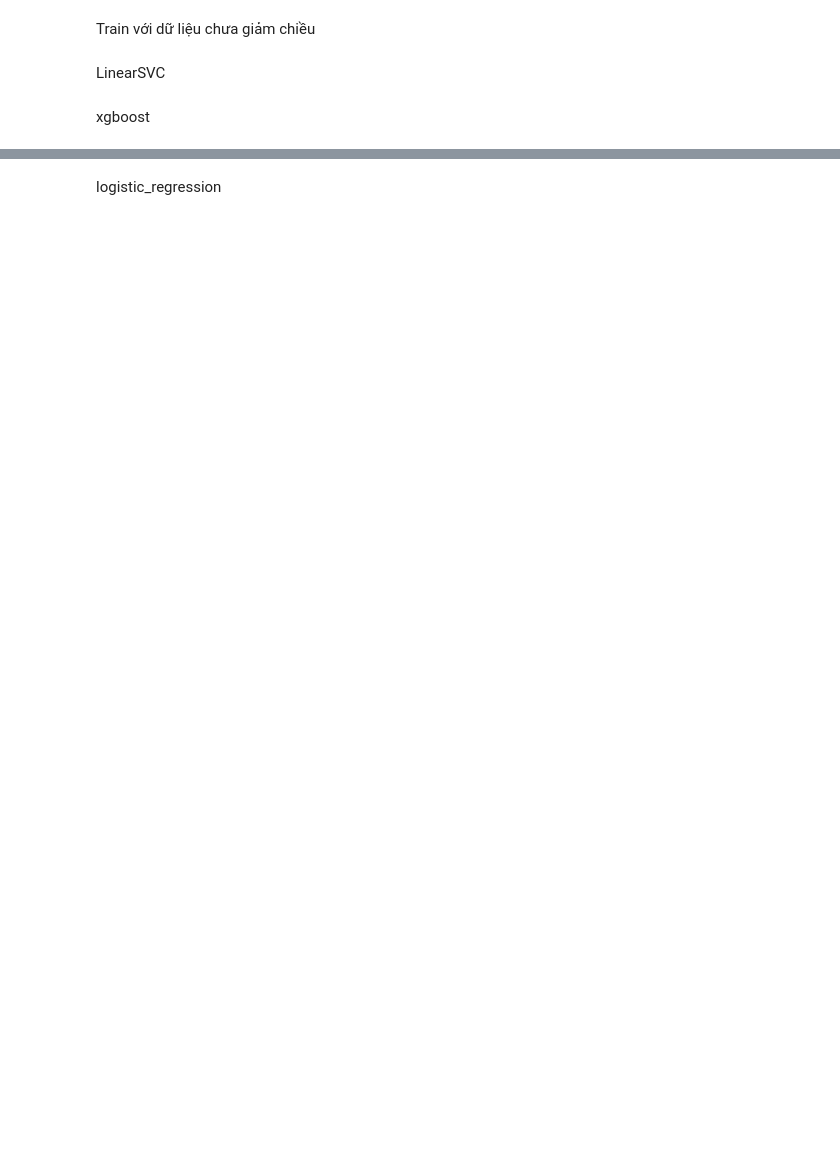
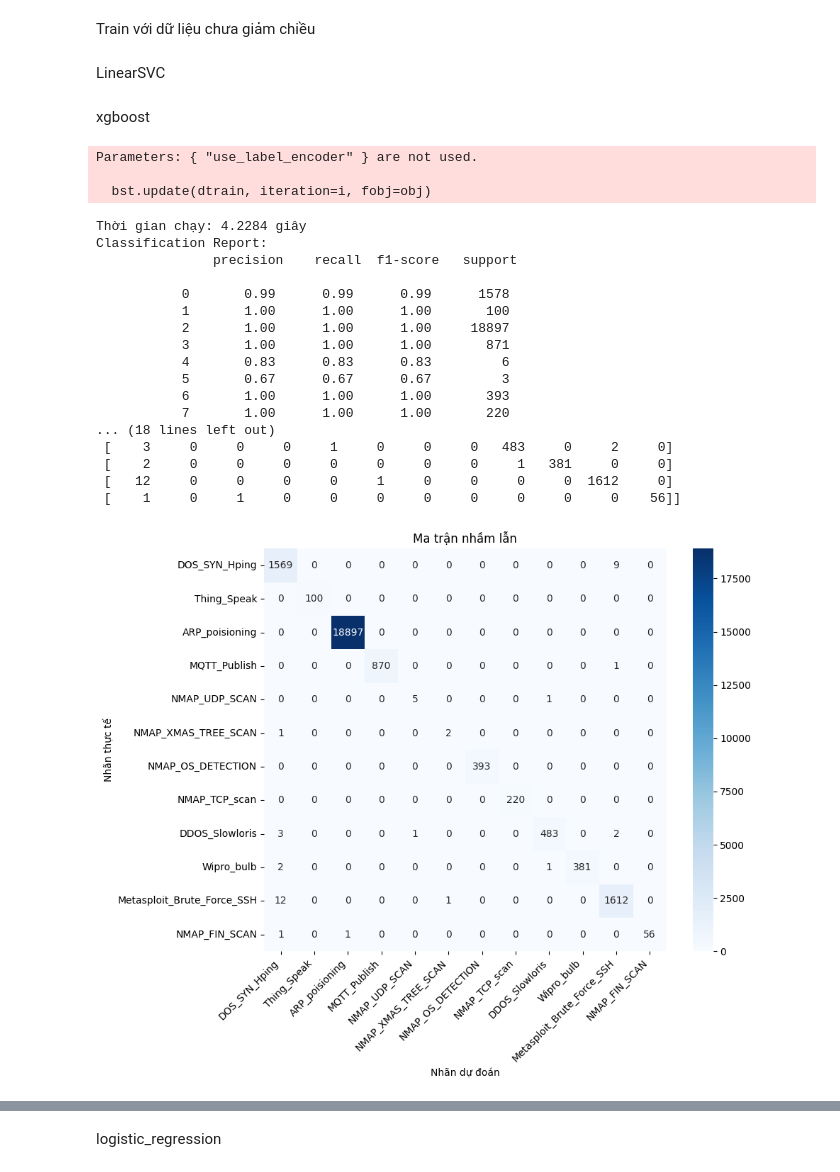
Before and after one commit to quixinh/ppnckh, a Jupyter notebook: main.ipynb, the cells around one changed output, grey strips where cells are left out. Cells and saved outputs as stored; diff of their text form; code cells hidden in the pictures; blank space fills up the shorter version.

```diff
--- a/main.ipynb
+++ b/main.ipynb
@@ -62,7 +88,44 @@ xgboost
 # %%
 model_xgboost = model.model_xgboost(X_train_sm, y_train_sm,12)
 y_pred = model_xgboost.predict(X_test_sm)
 utils.report(y_test_sm, y_pred)
+attack_labels = [
+    "DOS_SYN_Hping",
+    "Thing_Speak",
+    "ARP_poisioning",
+    "MQTT_Publish",
+    "NMAP_UDP_SCAN",
+    "NMAP_XMAS_TREE_SCAN",
+    "NMAP_OS_DETECTION",
+    "NMAP_TCP_scan",
+    "DDOS_Slowloris",
+    "Wipro_bulb",
+    "Metasploit_Brute_Force_SSH",
+    "NMAP_FIN_SCAN"
+]
+utils.plot_confusion_matrix(y_test_sm, y_pred,attack_labels)
+# %% [output]
+Parameters: { "use_label_encoder" } are not used.
+
+  bst.update(dtrain, iteration=i, fobj=obj)
+Thời gian chạy: 4.2284 giây
+Classification Report:
+               precision    recall  f1-score   support
+
+           0       0.99      0.99      0.99      1578
+           1       1.00      1.00      1.00       100
+           2       1.00      1.00      1.00     18897
+           3       1.00      1.00      1.00       871
+           4       0.83      0.83      0.83         6
+           5       0.67      0.67      0.67         3
+           6       1.00      1.00      1.00       393
+           7       1.00      1.00      1.00       220
+... (18 lines left out)
+ [    3     0     0     0     1     0     0     0   483     0     2     0]
+ [    2     0     0     0     0     0     0     0     1   381     0     0]
+ [   12     0     0     0     0     1     0     0     0     0  1612     0]
+ [    1     0     1     0     0     0     0     0     0     0     0    56]]
+[figure, added]
 # %%
 accuracy = accuracy_score(y_test_sm, y_pred)
 print("Accuracy:", accuracy)
```
Also changed, not shown: parts of 33 cells of this notebook, 4 other files.
